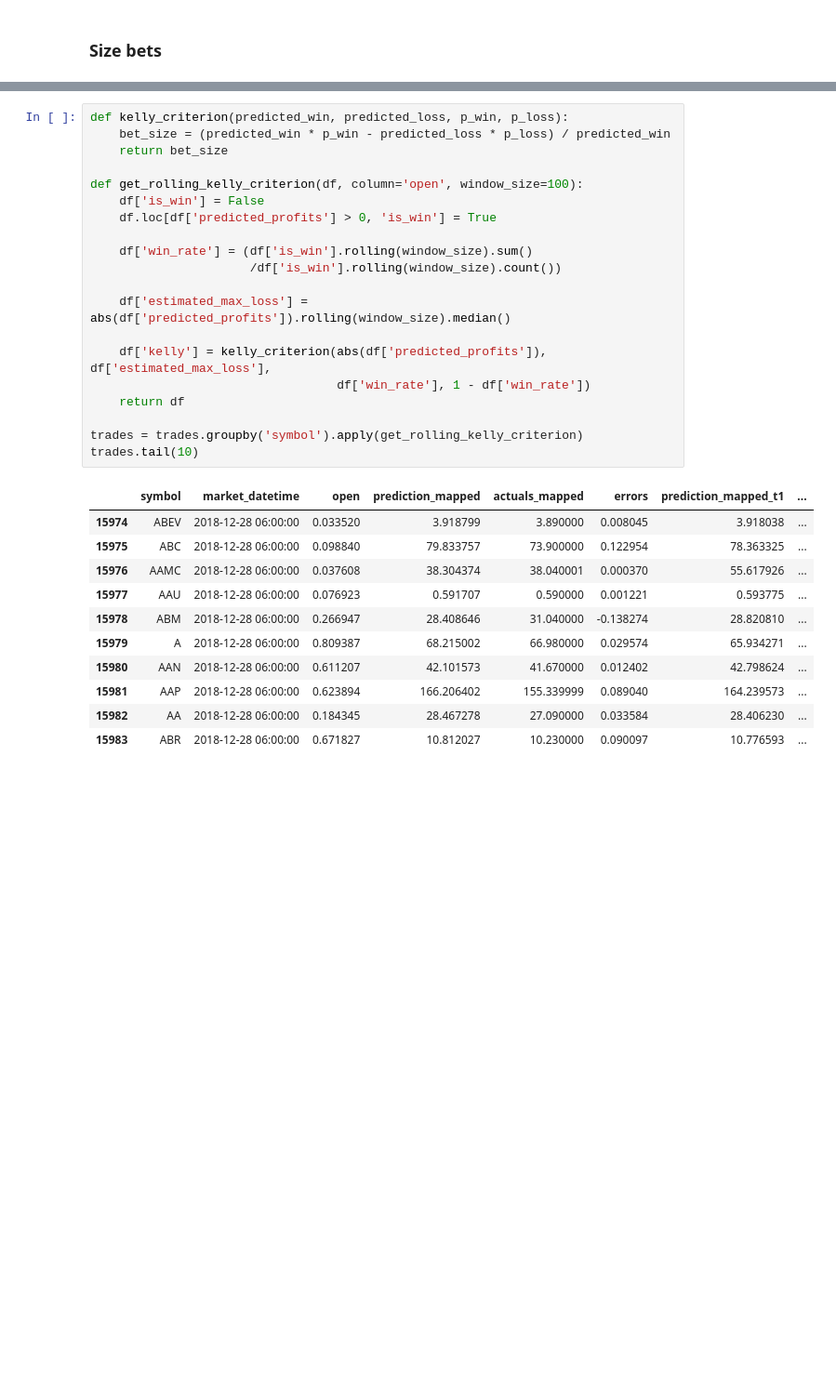
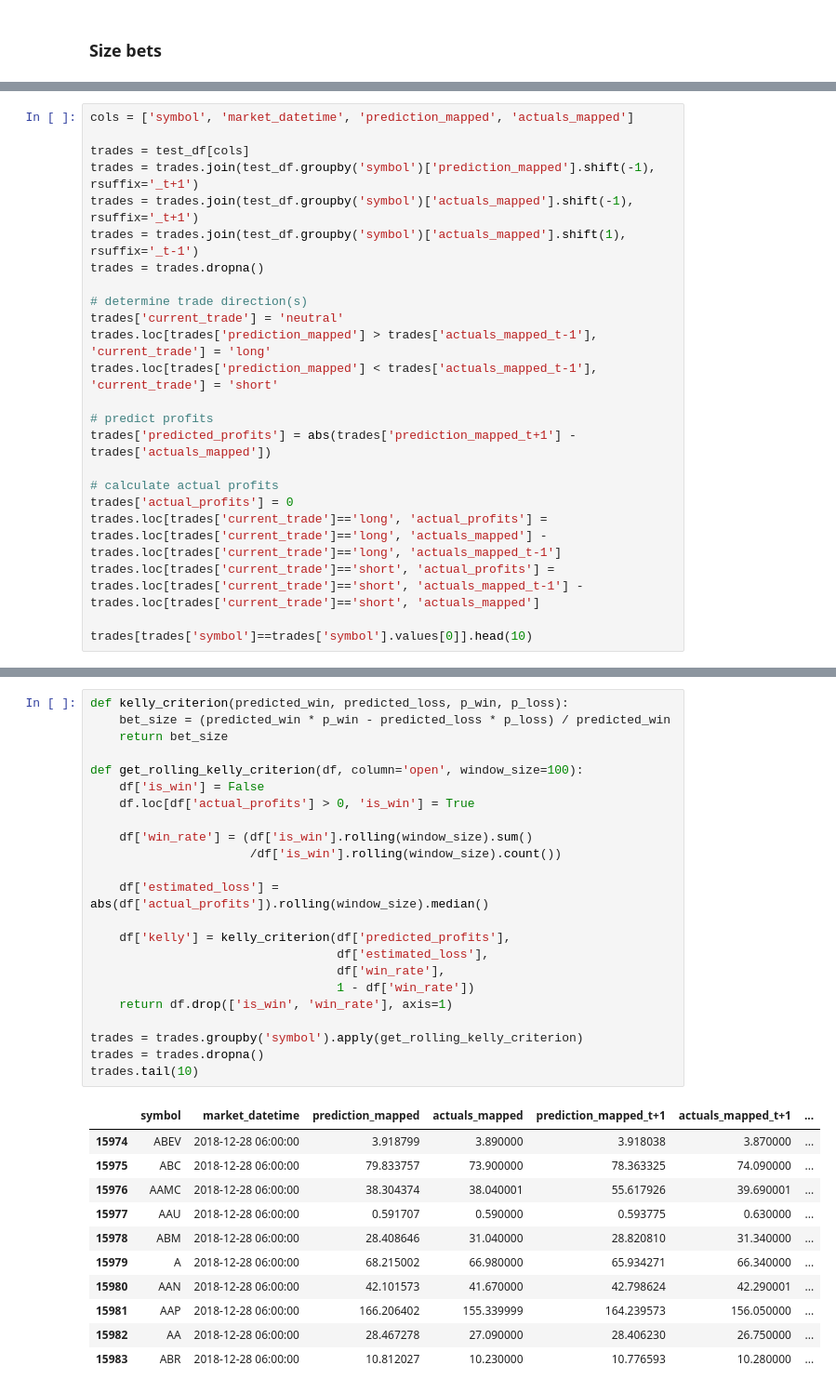
Before and after one commit to rbetzler/fun-times-in-python, a Jupyter notebook: finance/data_science/exploration/20191215_lstm_multiple_stocks.ipynb, the cells around one changed output, grey strips where cells are left out. Shown at 93% size. Saved outputs shown, nothing was run; the diff lists cells and outputs as text; blank space fills up the shorter version.

```diff
--- a/finance/data_science/exploration/20191215_lstm_multiple_stocks.ipynb
+++ b/finance/data_science/exploration/20191215_lstm_multiple_stocks.ipynb
@@ -275,0 +260,23 @@ trades.head()
+# %%
+cols = ['symbol', 'market_datetime', 'prediction_mapped', 'actuals_mapped']
+
+trades = test_df[cols]
+trades = trades.join(test_df.groupby('symbol')['prediction_mapped'].shift(-1), rsuffix='_t+1')
+trades = trades.join(test_df.groupby('symbol')['actuals_mapped'].shift(-1), rsuffix='_t+1')
+trades = trades.join(test_df.groupby('symbol')['actuals_mapped'].shift(1), rsuffix='_t-1')
+trades = trades.dropna()
+
+# determine trade direction(s)
+trades['current_trade'] = 'neutral'
+trades.loc[trades['prediction_mapped'] > trades['actuals_mapped_t-1'], 'current_trade'] = 'long'
+trades.loc[trades['prediction_mapped'] < trades['actuals_mapped_t-1'], 'current_trade'] = 'short'
+
+# predict profits
+trades['predicted_profits'] = abs(trades['prediction_mapped_t+1'] - trades['actuals_mapped'])
+
+# calculate actual profits
+trades['actual_profits'] = 0
+trades.loc[trades['current_trade']=='long', 'actual_profits'] = trades.loc[trades['current_trade']=='long', 'actuals_mapped'] - trades.loc[trades['current_trade']=='long', 'actuals_mapped_t-1']
+trades.loc[trades['current_trade']=='short', 'actual_profits'] = trades.loc[trades['current_trade']=='short', 'actuals_mapped_t-1'] - trades.loc[trades['current_trade']=='short', 'actuals_mapped']
+
+trades[trades['symbol']==trades['symbol'].values[0]].head(10)
@@ -276,33 +295,36 @@ trades.head()
 # %%
 def kelly_criterion(predicted_win, predicted_loss, p_win, p_loss):
     bet_size = (predicted_win * p_win - predicted_loss * p_loss) / predicted_win
     return bet_size
 
 def get_rolling_kelly_criterion(df, column='open', window_size=100):
     df['is_win'] = False
-    df.loc[df['predicted_profits'] > 0, 'is_win'] = True
+    df.loc[df['actual_profits'] > 0, 'is_win'] = True
 
     df['win_rate'] = (df['is_win'].rolling(window_size).sum()
                       /df['is_win'].rolling(window_size).count())
 
-    df['estimated_max_loss'] = abs(df['predicted_profits']).rolling(window_size).median()
+    df['estimated_loss'] = abs(df['actual_profits']).rolling(window_size).median()
 
-    df['kelly'] = kelly_criterion(abs(df['predicted_profits']), df['estimated_max_loss'],
-                                  df['win_rate'], 1 - df['win_rate'])
-    return df
+    df['kelly'] = kelly_criterion(df['predicted_profits'],
+                                  df['estimated_loss'],
+                                  df['win_rate'],
+                                  1 - df['win_rate'])
+    return df.drop(['is_win', 'win_rate'], axis=1)
 
 trades = trades.groupby('symbol').apply(get_rolling_kelly_criterion)
+trades = trades.dropna()
 trades.tail(10)
 # %% [output]
-|  | symbol | market_datetime | open | prediction_mapped | actuals_mapped | errors | prediction_mapped_t1 | ... |
-| 15974 | ABEV | 2018-12-28 06:00:00 | 0.033520 | 3.918799 | 3.890000 | 0.008045 | 3.918038 | ... |
-| 15975 | ABC | 2018-12-28 06:00:00 | 0.098840 | 79.833757 | 73.900000 | 0.122954 | 78.363325 | ... |
-| 15976 | AAMC | 2018-12-28 06:00:00 | 0.037608 | 38.304374 | 38.040001 | 0.000370 | 55.617926 | ... |
-| 15977 | AAU | 2018-12-28 06:00:00 | 0.076923 | 0.591707 | 0.590000 | 0.001221 | 0.593775 | ... |
-| 15978 | ABM | 2018-12-28 06:00:00 | 0.266947 | 28.408646 | 31.040000 | -0.138274 | 28.820810 | ... |
-| 15979 | A | 2018-12-28 06:00:00 | 0.809387 | 68.215002 | 66.980000 | 0.029574 | 65.934271 | ... |
-| 15980 | AAN | 2018-12-28 06:00:00 | 0.611207 | 42.101573 | 41.670000 | 0.012402 | 42.798624 | ... |
-| 15981 | AAP | 2018-12-28 06:00:00 | 0.623894 | 166.206402 | 155.339999 | 0.089040 | 164.239573 | ... |
-| 15982 | AA | 2018-12-28 06:00:00 | 0.184345 | 28.467278 | 27.090000 | 0.033584 | 28.406230 | ... |
-| 15983 | ABR | 2018-12-28 06:00:00 | 0.671827 | 10.812027 | 10.230000 | 0.090097 | 10.776593 | ... |
+|  | symbol | market_datetime | prediction_mapped | actuals_mapped | prediction_mapped_t+1 | actuals_mapped_t+1 | ... |
+| 15974 | ABEV | 2018-12-28 06:00:00 | 3.918799 | 3.890000 | 3.918038 | 3.870000 | ... |
+| 15975 | ABC | 2018-12-28 06:00:00 | 79.833757 | 73.900000 | 78.363325 | 74.090000 | ... |
+| 15976 | AAMC | 2018-12-28 06:00:00 | 38.304374 | 38.040001 | 55.617926 | 39.690001 | ... |
+| 15977 | AAU | 2018-12-28 06:00:00 | 0.591707 | 0.590000 | 0.593775 | 0.630000 | ... |
+| 15978 | ABM | 2018-12-28 06:00:00 | 28.408646 | 31.040000 | 28.820810 | 31.340000 | ... |
+| 15979 | A | 2018-12-28 06:00:00 | 68.215002 | 66.980000 | 65.934271 | 66.340000 | ... |
+| 15980 | AAN | 2018-12-28 06:00:00 | 42.101573 | 41.670000 | 42.798624 | 42.290001 | ... |
+| 15981 | AAP | 2018-12-28 06:00:00 | 166.206402 | 155.339999 | 164.239573 | 156.050000 | ... |
+| 15982 | AA | 2018-12-28 06:00:00 | 28.467278 | 27.090000 | 28.406230 | 26.750000 | ... |
+| 15983 | ABR | 2018-12-28 06:00:00 | 10.812027 | 10.230000 | 10.776593 | 10.280000 | ... |
 # %%
```
Also changed, not shown: parts of 10 cells of this notebook.
